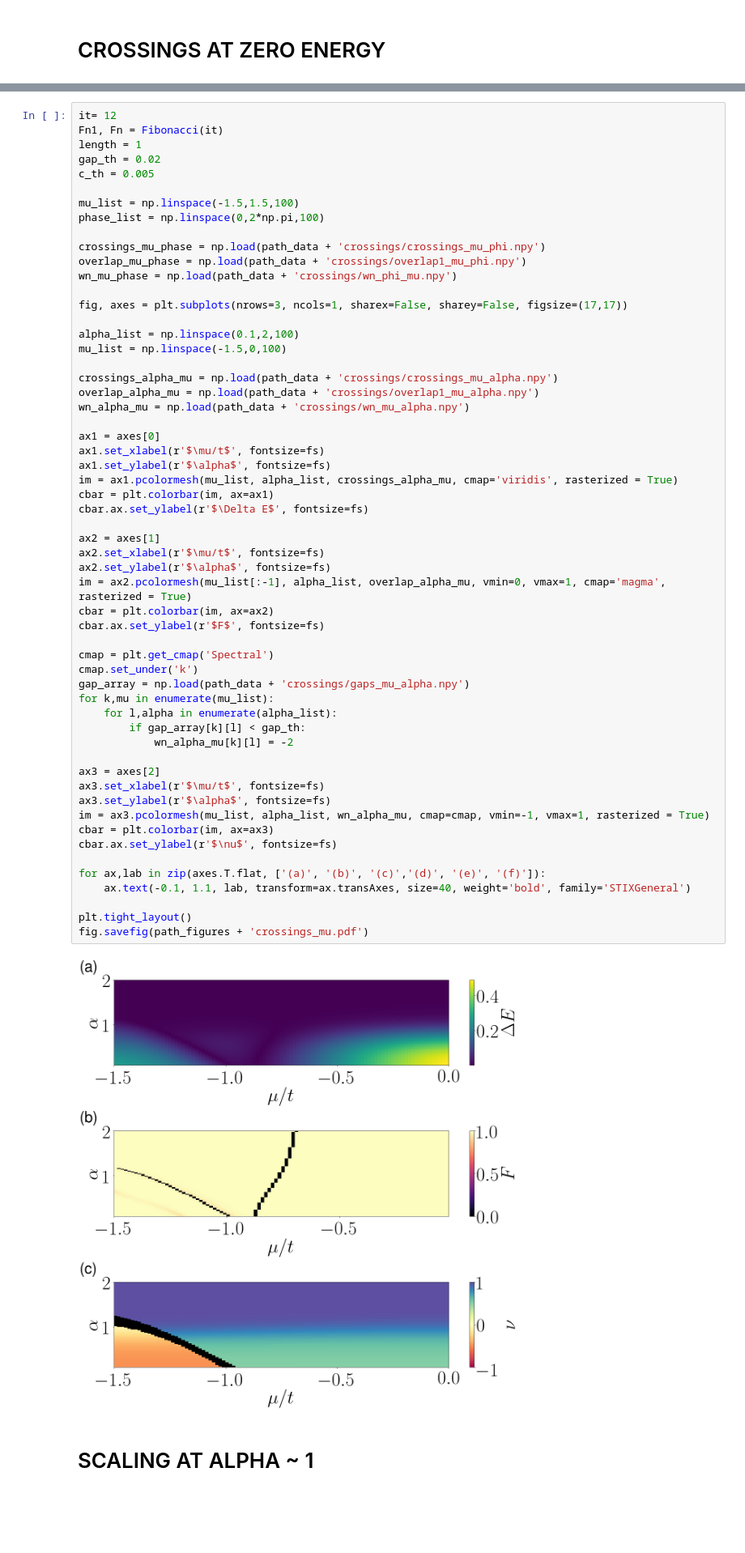
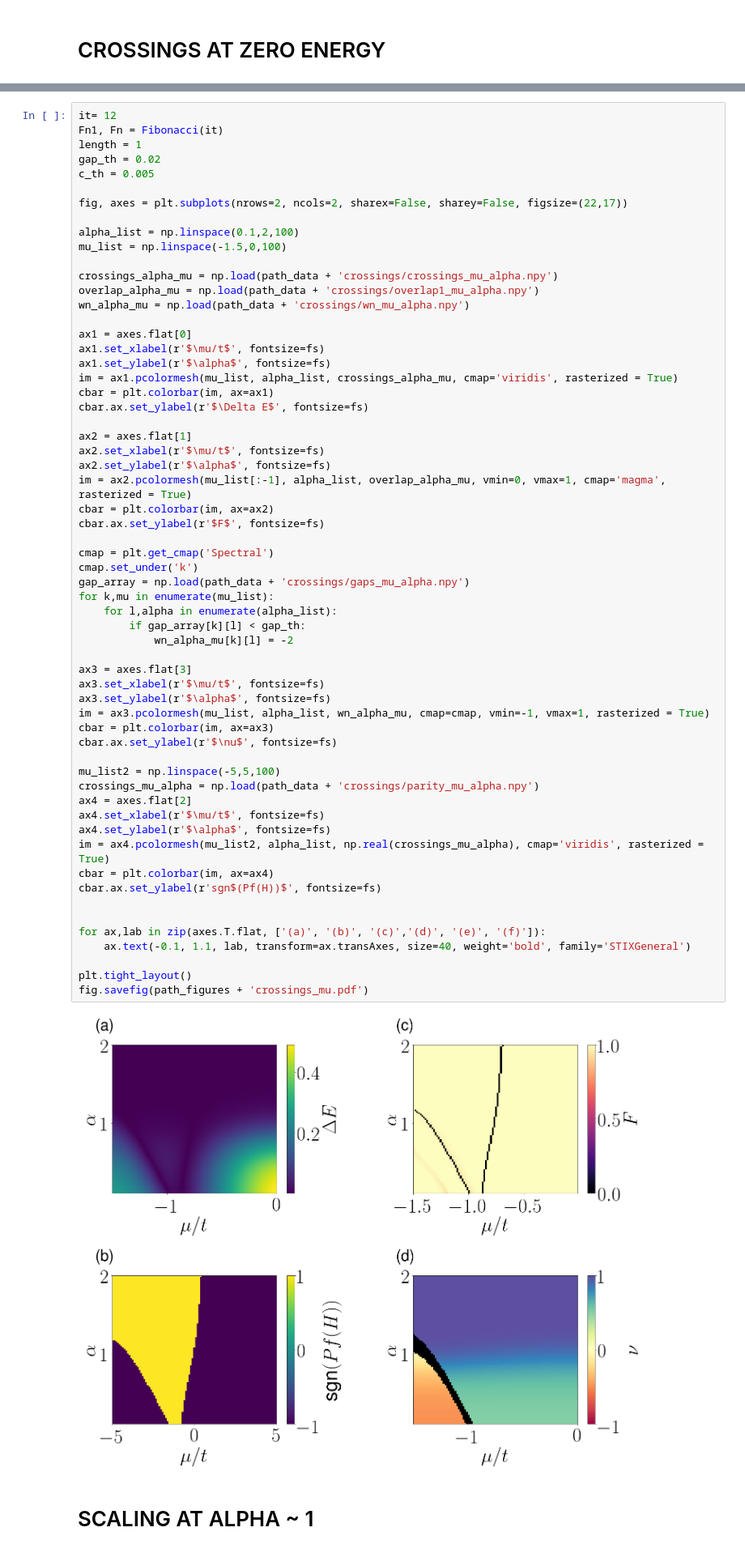
Before and after one commit to jfraxanet/Topo_LR_Kitaev_AAH, a Jupyter notebook: figures.ipynb, the cells around one changed output, grey strips where cells are left out. Shown at 81% size. Drawn from its saved outputs; the diff is of its cells as text; blank space fills up the shorter version.

```diff
--- a/figures.ipynb
+++ b/figures.ipynb
@@ -345,14 +363,7 @@ length = 1
 gap_th = 0.02
 c_th = 0.005
 
-mu_list = np.linspace(-1.5,1.5,100)
-phase_list = np.linspace(0,2*np.pi,100)
-
-crossings_mu_phase = np.load(path_data + 'crossings/crossings_mu_phi.npy')
-overlap_mu_phase = np.load(path_data + 'crossings/overlap1_mu_phi.npy')
-wn_mu_phase = np.load(path_data + 'crossings/wn_phi_mu.npy')
-
-fig, axes = plt.subplots(nrows=3, ncols=1, sharex=False, sharey=False, figsize=(17,17))
+fig, axes = plt.subplots(nrows=2, ncols=2, sharex=False, sharey=False, figsize=(22,17))
 
 alpha_list = np.linspace(0.1,2,100)
 mu_list = np.linspace(-1.5,0,100)
@@ -361,42 +372,52 @@ crossings_alpha_mu = np.load(path_data + 'crossings/crossings_mu_alpha.npy')
 overlap_alpha_mu = np.load(path_data + 'crossings/overlap1_mu_alpha.npy')
 wn_alpha_mu = np.load(path_data + 'crossings/wn_mu_alpha.npy')
 
-ax1 = axes[0]
+ax1 = axes.flat[0]
 ax1.set_xlabel(r'$\mu/t$', fontsize=fs)
 ax1.set_ylabel(r'$\alpha$', fontsize=fs)
 im = ax1.pcolormesh(mu_list, alpha_list, crossings_alpha_mu, cmap='viridis', rasterized = True)
 cbar = plt.colorbar(im, ax=ax1)
 cbar.ax.set_ylabel(r'$\Delta E$', fontsize=fs)
 
-ax2 = axes[1]
+ax2 = axes.flat[1]
 ax2.set_xlabel(r'$\mu/t$', fontsize=fs)
 ax2.set_ylabel(r'$\alpha$', fontsize=fs)
 im = ax2.pcolormesh(mu_list[:-1], alpha_list, overlap_alpha_mu, vmin=0, vmax=1, cmap='magma', rasterized = True)
 cbar = plt.colorbar(im, ax=ax2)
 cbar.ax.set_ylabel(r'$F$', fontsize=fs)
 
 cmap = plt.get_cmap('Spectral')
 cmap.set_under('k')
 gap_array = np.load(path_data + 'crossings/gaps_mu_alpha.npy')
 for k,mu in enumerate(mu_list):
     for l,alpha in enumerate(alpha_list):
         if gap_array[k][l] < gap_th:
             wn_alpha_mu[k][l] = -2
 
-ax3 = axes[2]
+ax3 = axes.flat[3]
 ax3.set_xlabel(r'$\mu/t$', fontsize=fs)
 ax3.set_ylabel(r'$\alpha$', fontsize=fs)
 im = ax3.pcolormesh(mu_list, alpha_list, wn_alpha_mu, cmap=cmap, vmin=-1, vmax=1, rasterized = True)
 cbar = plt.colorbar(im, ax=ax3)
 cbar.ax.set_ylabel(r'$\nu$', fontsize=fs)
 
+mu_list2 = np.linspace(-5,5,100)
+crossings_mu_alpha = np.load(path_data + 'crossings/parity_mu_alpha.npy')
+ax4 = axes.flat[2]
+ax4.set_xlabel(r'$\mu/t$', fontsize=fs)
+ax4.set_ylabel(r'$\alpha$', fontsize=fs)
+im = ax4.pcolormesh(mu_list2, alpha_list, np.real(crossings_mu_alpha), cmap='viridis', rasterized = True)
+cbar = plt.colorbar(im, ax=ax4)
+cbar.ax.set_ylabel(r'sgn$(Pf(H))$', fontsize=fs)
+
+
 for ax,lab in zip(axes.T.flat, ['(a)', '(b)', '(c)','(d)', '(e)', '(f)']):
     ax.text(-0.1, 1.1, lab, transform=ax.transAxes, size=40, weight='bold', family='STIXGeneral')
 
 plt.tight_layout()
 fig.savefig(path_figures + 'crossings_mu.pdf')
 # %% [output]
-[figure, old version]
+[figure, new version]
 # %% [markdown]
 # SCALING AT ALPHA ~ 1
 # %%
```
Also changed, not shown: parts of 2 cells of this notebook, 12 other files.
